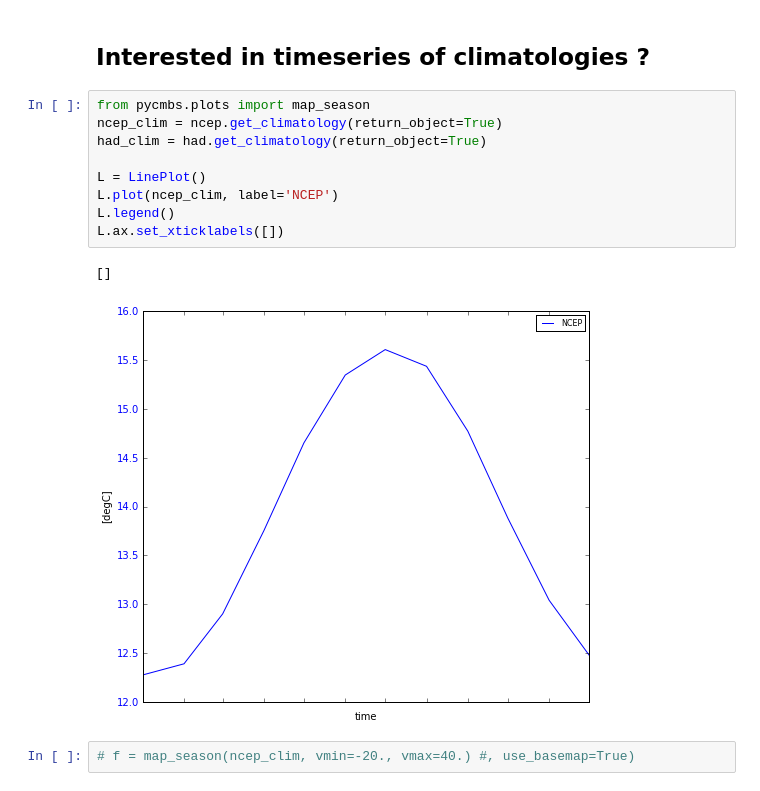
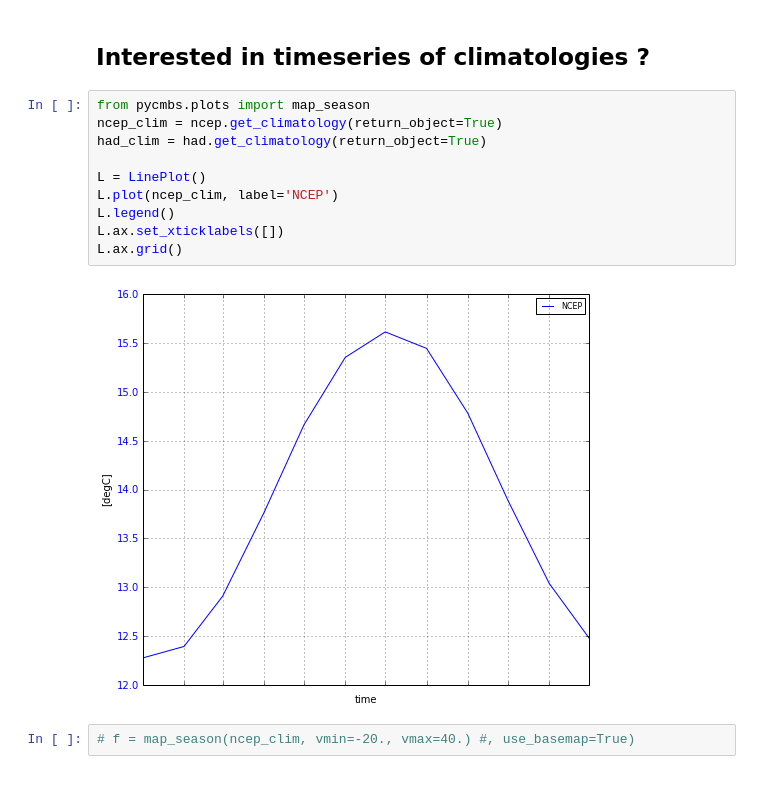
Before and after one commit to pygeo/pycmbs, a Jupyter notebook: demo/pyCMBS-Basics.ipynb, the cells around one changed output. Drawn from its saved outputs; the diff is of its cells as text.

```diff
--- a/demo/pyCMBS-Basics.ipynb
+++ b/demo/pyCMBS-Basics.ipynb
@@ -102,15 +86,15 @@ Depreciated function
 # %%
 from pycmbs.plots import map_season
 ncep_clim = ncep.get_climatology(return_object=True)
 had_clim = had.get_climatology(return_object=True)
 
 L = LinePlot()
 L.plot(ncep_clim, label='NCEP')
 L.legend()
 L.ax.set_xticklabels([])
+L.ax.grid()
 # %% [output]
-[]
-[figure, old version]
+[figure, new version]
 # %%
 # f = map_season(ncep_clim, vmin=-20., vmax=40.) #, use_basemap=True)
 # %% [markdown]
```
Also changed, not shown: parts of 23 cells of this notebook.
